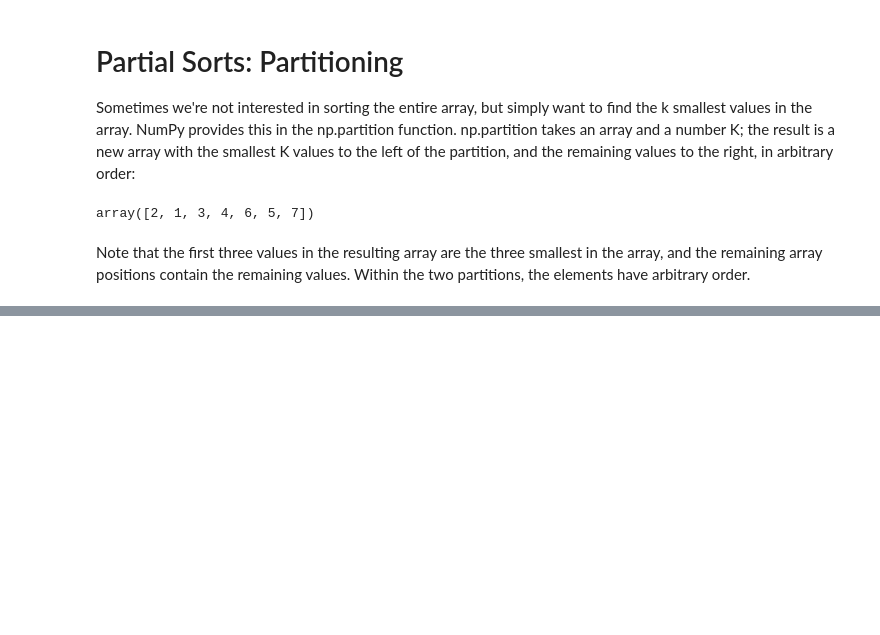
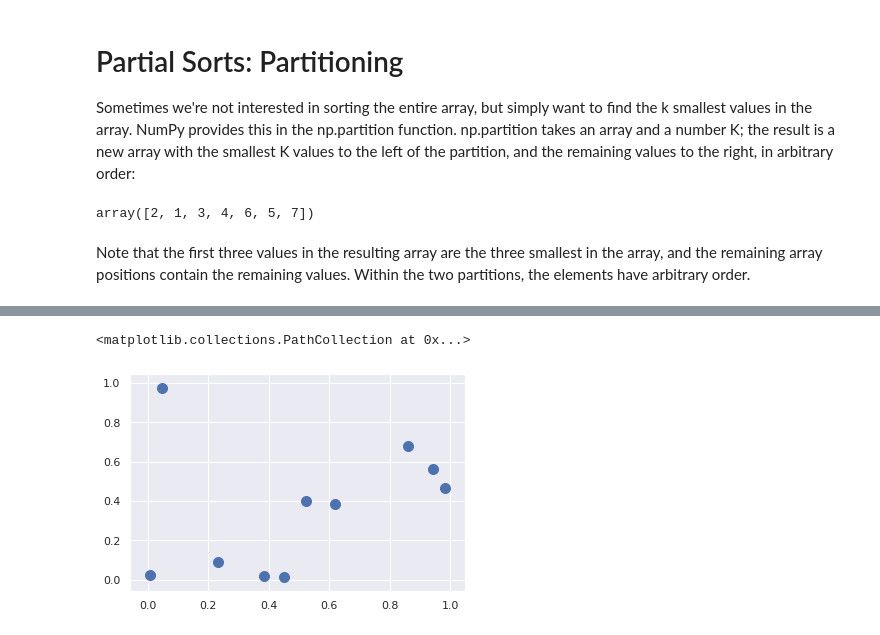
Before and after one commit to franzoni/ML-A-Z-Hands-On-Python-R, a Jupyter notebook: Machine_Learning_A-Z_Template_Folder/Part_4_-_Clustering/Section_2xx_-_Part_PLAYplay/sorting_arrays.ipynb, the cells around one changed output, grey strips where cells are left out. Drawn from its saved outputs; the diff is of its cells as text; code cells hidden in the pictures; blank space fills up the shorter version.

```diff
--- a/Machine_Learning_A-Z_Template_Folder/Part_4_-_Clustering/Section_2xx_-_Part_PLAYplay/sorting_arrays.ipynb
+++ b/Machine_Learning_A-Z_Template_Folder/Part_4_-_Clustering/Section_2xx_-_Part_PLAYplay/sorting_arrays.ipynb
@@ -87,7 +87,7 @@ None
 ## Sorting along rows or columns¶
 A useful feature of NumPy's sorting algorithms is the ability to sort along specific rows or columns of a multidimensional array using the axis argument. For example:
 # %%
-generator = np.random.RandomState(150777)
+generator = np.random.RandomState(42)
 X = generator.randint(0,10,(4,6))
 X
 # %% [output]
@@ -155,0 +159,5 @@ originally X:
+# %%
+# rand generates numbers in [0,1]
+# at variance wiht  randint, which accepts min-max and than a tuple for size
+X = generator.rand(10,2)
+X
@@ -155,0 +179,6 @@ originally X:
+# %%
+size=100
+plt.scatter(X[:,0],X[:,1],s=size)
+# %% [output]
+<matplotlib.collections.PathCollection at 0x...>
+[figure, added]
```
Also changed, not shown: parts of 22 cells of this notebook.
